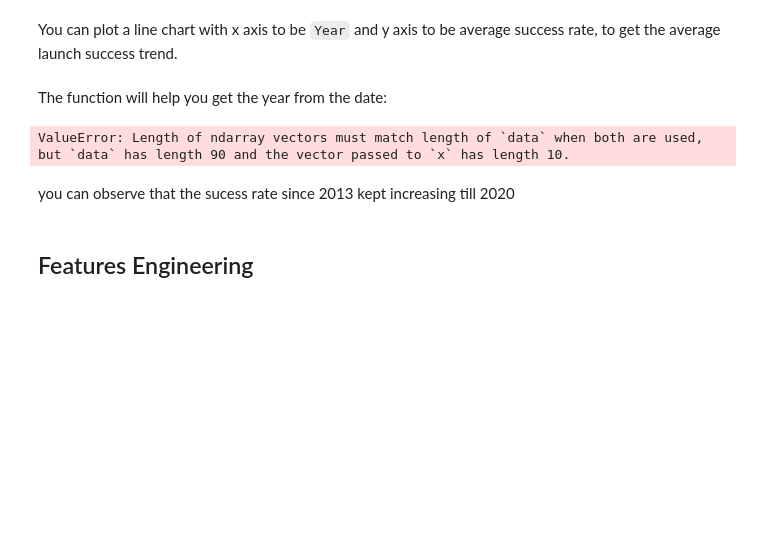
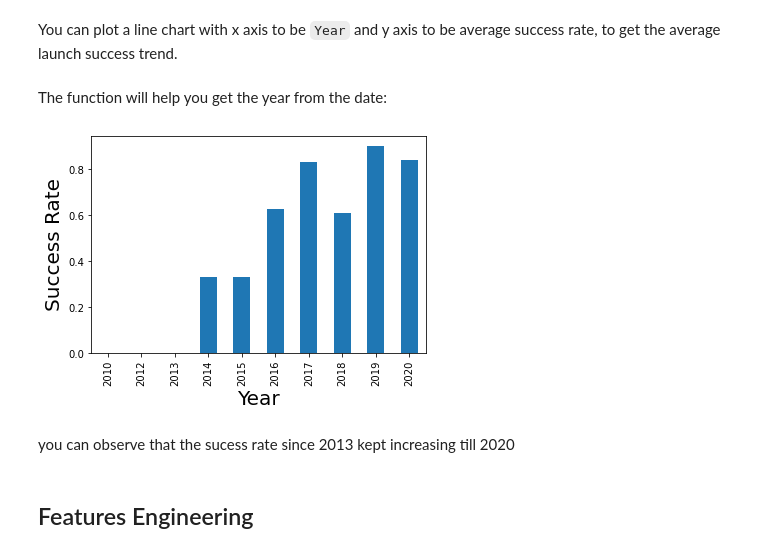
Before and after one commit to asinghhtx/Applied-Data-Science--Anita-Singh, a Jupyter notebook: EDA with Visualization Lab.ipynb, the cells around one changed output. Saved outputs shown, nothing was run; the diff lists cells and outputs as text; code cells hidden in the pictures; blank space fills up the shorter version.

```diff
--- a/EDA with Visualization Lab.ipynb
+++ b/EDA with Visualization Lab.ipynb
@@ -169,13 +169,14 @@ def Extract_year(date):
 # %%
 # Plot a line chart with x axis to be the extracted year and y axis to be the success rate
 df1=pd.DataFrame(Extract_year(df['Date']), columns=['year'])
 df1['Class']=df['Class']
-sns.lineplot(x=np.unique(Extract_year(df['Date'])), y=df1.groupby('year')['Class'].mean(),data=df1)
+#sns.lineplot(data=df1,x=np.unique(Extract_year(df['Date'])), y=df1.groupby('year')['Class'].mean())
+df1.groupby('year')['Class'].mean().plot(kind='bar')
 plt.xlabel("Year",fontsize=20)
 plt.ylabel("Success Rate",fontsize=20)
 plt.show()
 # %% [output]
-ValueError: Length of ndarray vectors must match length of `data` when both are used, but `data` has length 90 and the vector passed to `x` has length 10.
+[figure, added]
 # %% [markdown]
 you can observe that the sucess rate since 2013 kept increasing till 2020
 # %% [markdown]
```
Also changed, not shown: parts of 2 cells of this notebook.
